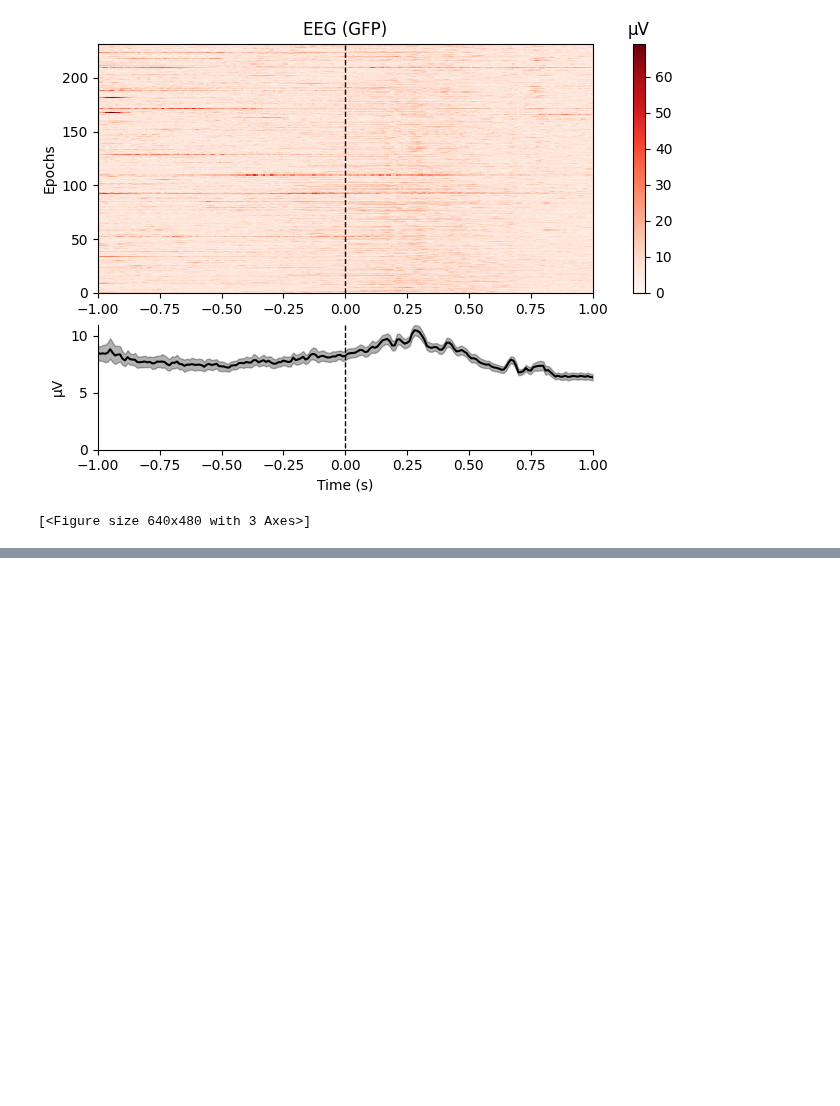
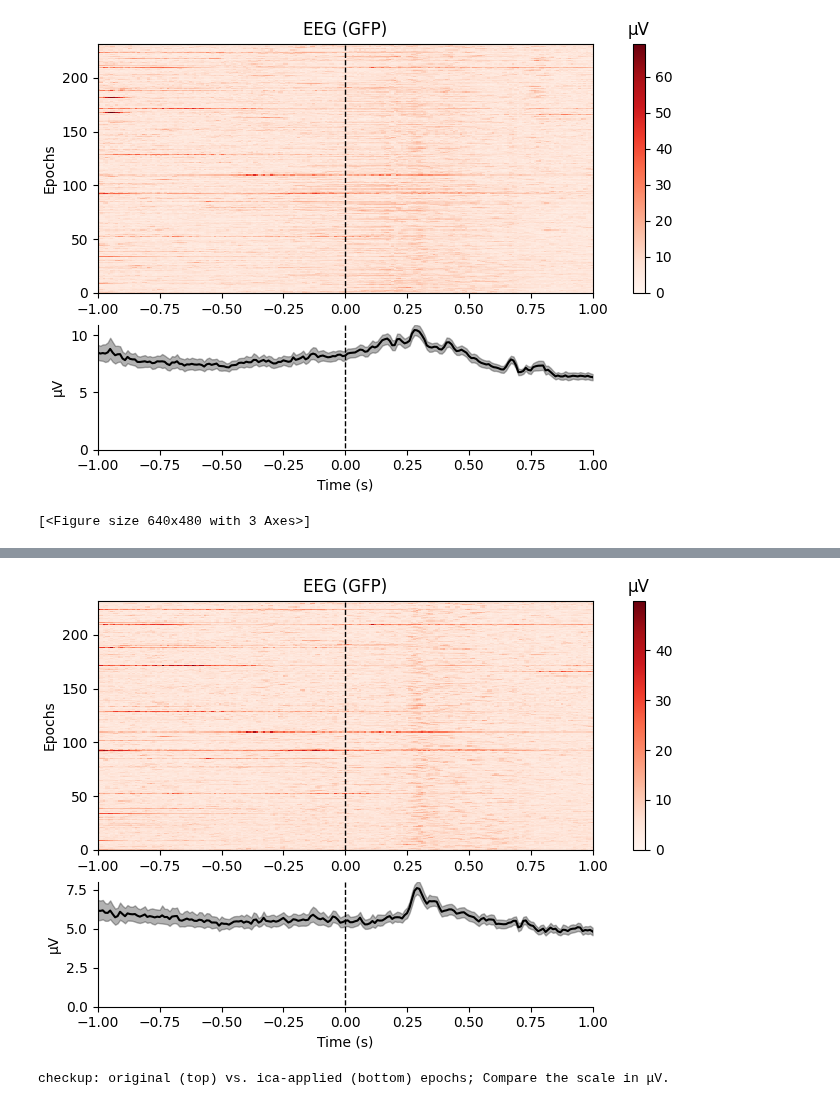
Before and after one commit to ebosseck/eeg_course_project, a Jupyter notebook: runPipelineM4_debugging.ipynb, the cells around one changed output, grey strips where cells are left out. Cells and saved outputs as stored; diff of their text form; code cells hidden in the pictures; blank space fills up the shorter version.

```diff
--- a/runPipelineM4_debugging.ipynb
+++ b/runPipelineM4_debugging.ipynb
@@ -283,3 +380,11 @@ curr_steps = "preprocessing/_07a_apply_ica"
+# %%
+# checkup: plot ICA-corrected epochs
+curr_checkup_epochs_ica = mne.read_epochs(f"{curr_subject_path}/sub-01_task-SocialMemoryCuing_proc-ica_epo.fif")
+mne.viz.plot_epochs_image(curr_checkup_epochs_ica)
+print("checkup: original (top) vs. ica-applied (bottom) epochs; Compare the scale in μV.")
+# %% [output]
+[figure, added]
+checkup: original (top) vs. ica-applied (bottom) epochs; Compare the scale in μV.
 # %%
 curr_steps = "preprocessing/_08_ptp_reject"
 !mne_bids_pipeline --config {config_path} --steps {curr_steps}
```
Also changed, not shown: parts of 8 cells of this notebook.
